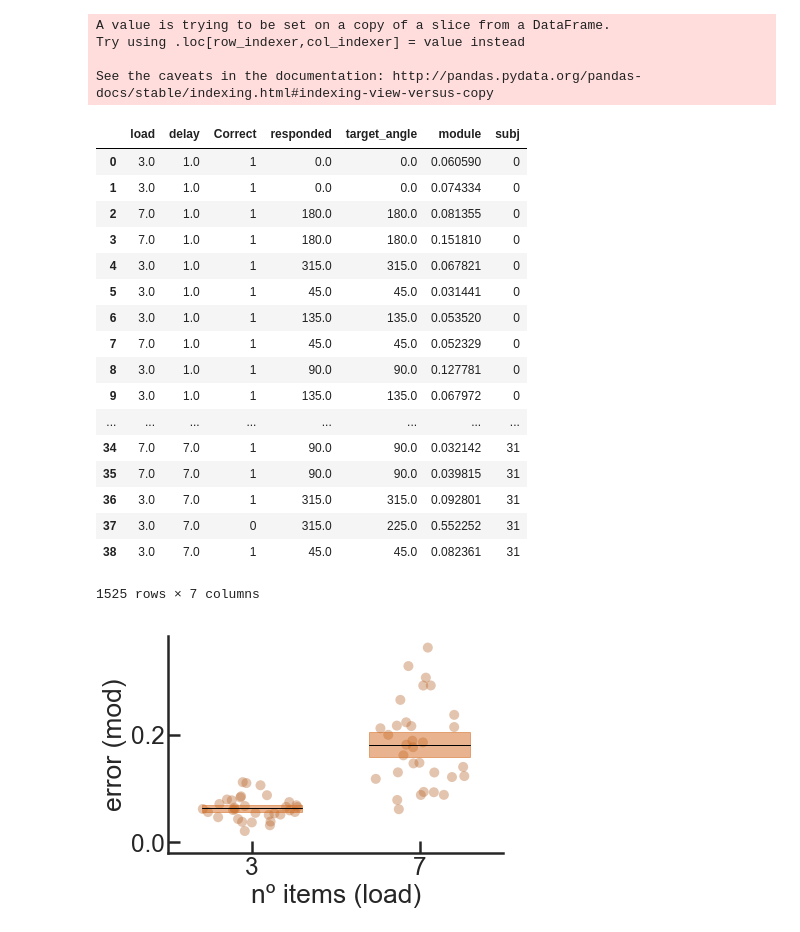
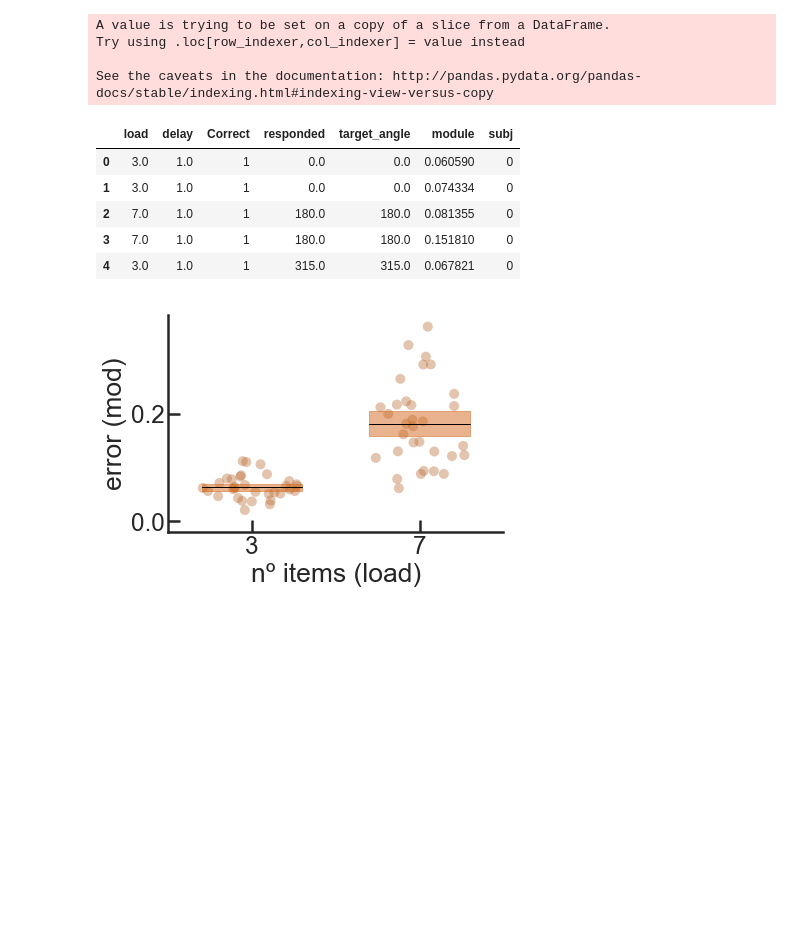
Before and after one commit to davidbestue/outreach_wm, a Jupyter notebook: analysis/summary_analysis.ipynb, the cells around one changed output. Saved outputs shown, nothing was run; the diff lists cells and outputs as text; code cells hidden in the pictures; blank space fills up the shorter version.

```diff
--- a/analysis/summary_analysis.ipynb
+++ b/analysis/summary_analysis.ipynb
@@ -97,26 +97,14 @@ Try using .loc[row_indexer,col_indexer] = value instead
 See the caveats in the documentation: http://pandas.pydata.org/pandas-docs/stable/indexing.html#indexing-view-versus-copy
 # %%
 df_ = pd.concat(frames)
-df_
+df_.head()
 # %% [output]
 |  | load | delay | Correct | responded | target_angle | module | subj |
 | 0 | 3.0 | 1.0 | 1 | 0.0 | 0.0 | 0.060590 | 0 |
 | 1 | 3.0 | 1.0 | 1 | 0.0 | 0.0 | 0.074334 | 0 |
 | 2 | 7.0 | 1.0 | 1 | 180.0 | 180.0 | 0.081355 | 0 |
 | 3 | 7.0 | 1.0 | 1 | 180.0 | 180.0 | 0.151810 | 0 |
 | 4 | 3.0 | 1.0 | 1 | 315.0 | 315.0 | 0.067821 | 0 |
-| 5 | 3.0 | 1.0 | 1 | 45.0 | 45.0 | 0.031441 | 0 |
-| 6 | 3.0 | 1.0 | 1 | 135.0 | 135.0 | 0.053520 | 0 |
-| 7 | 7.0 | 1.0 | 1 | 45.0 | 45.0 | 0.052329 | 0 |
-| 8 | 3.0 | 1.0 | 1 | 90.0 | 90.0 | 0.127781 | 0 |
-| 9 | 3.0 | 1.0 | 1 | 135.0 | 135.0 | 0.067972 | 0 |
-| ... | ... | ... | ... | ... | ... | ... | ... |
-| 34 | 7.0 | 7.0 | 1 | 90.0 | 90.0 | 0.032142 | 31 |
-| 35 | 7.0 | 7.0 | 1 | 90.0 | 90.0 | 0.039815 | 31 |
-| 36 | 3.0 | 7.0 | 1 | 315.0 | 315.0 | 0.092801 | 31 |
-| 37 | 3.0 | 7.0 | 0 | 315.0 | 225.0 | 0.552252 | 31 |
-| 38 | 3.0 | 7.0 | 1 | 45.0 | 45.0 | 0.082361 | 31 |
-1525 rows × 7 columns
 # %%
 df_['delay_label'] = df_['delay'].replace([1,4,7], ['delay 1', 'delay 4',  'delay 7'] )
 # %%
```
